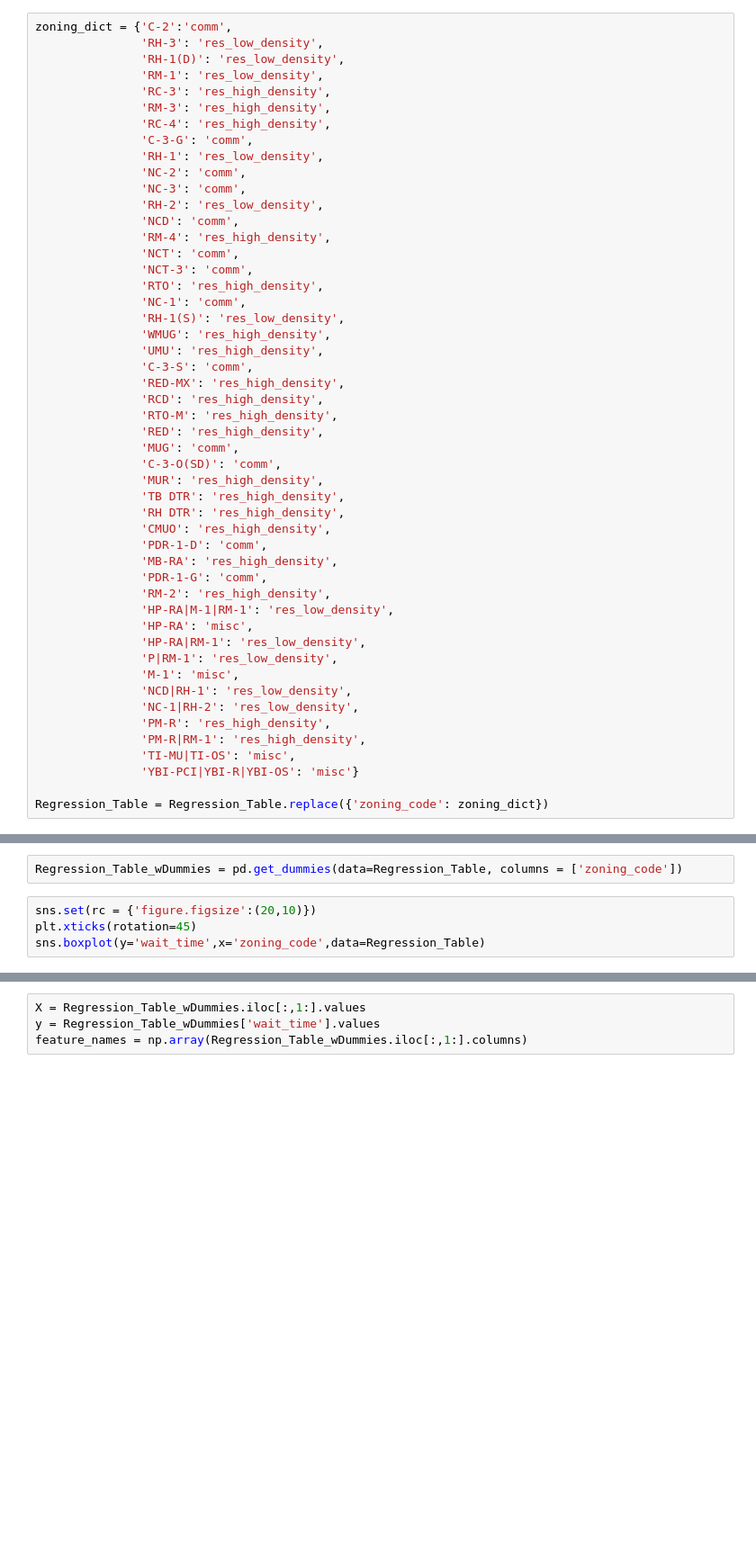
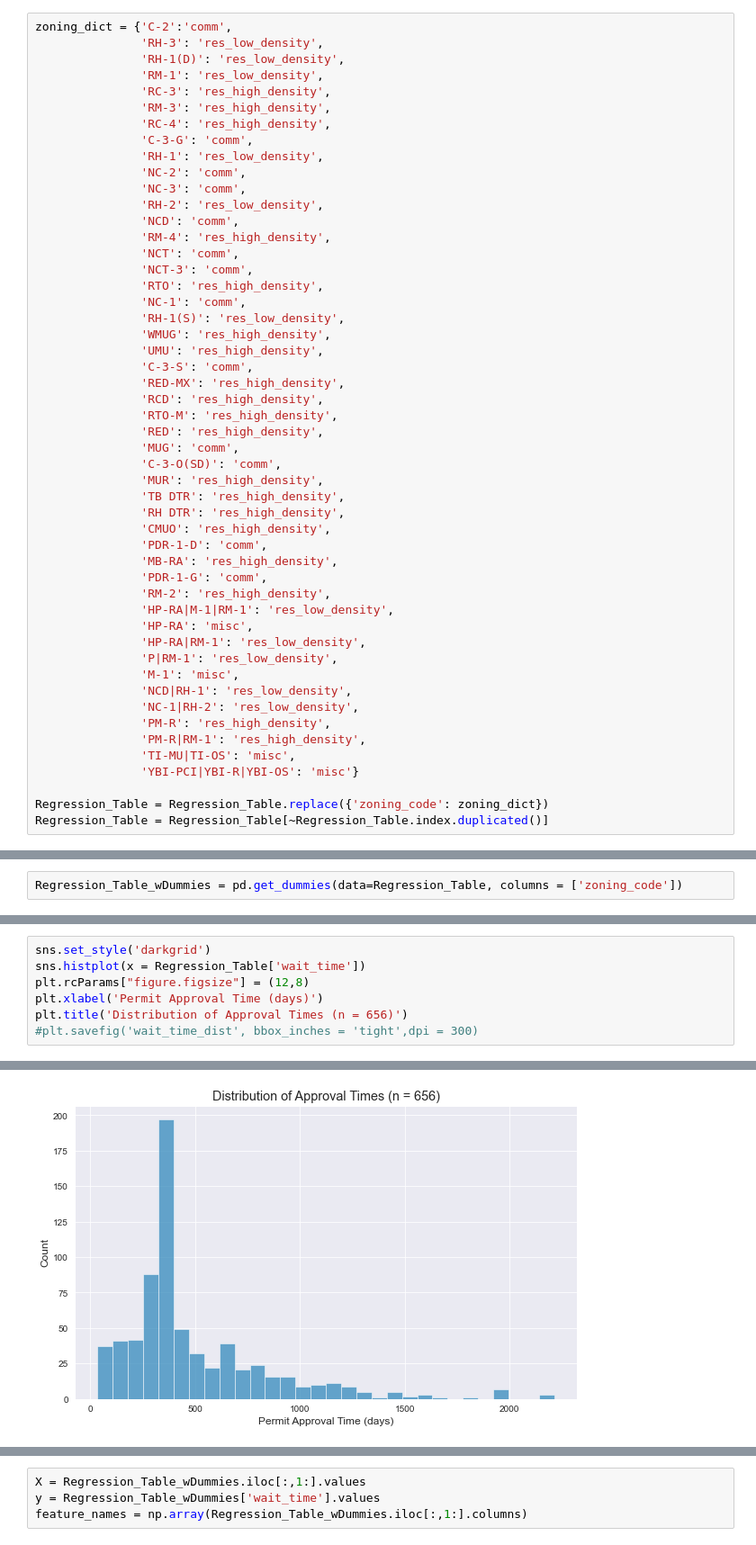
Before and after one commit to rohanskalyani/sfpermittimes, a Jupyter notebook: PUI Mastersheet.ipynb, the cells around one changed output, grey strips where cells are left out. Shown at 90% size. Saved outputs shown, nothing was run; the diff lists cells and outputs as text; blank space fills up the shorter version.

```diff
--- a/PUI Mastersheet.ipynb
+++ b/PUI Mastersheet.ipynb
@@ -123,11 +123,8 @@ zoning_dict = {'C-2':'comm',
                'YBI-PCI|YBI-R|YBI-OS': 'misc'}
 
 Regression_Table = Regression_Table.replace({'zoning_code': zoning_dict})
+Regression_Table = Regression_Table[~Regression_Table.index.duplicated()]
 # %% [markdown]
 #### Creating dummy variables for the zoning codes
 # %%
 Regression_Table_wDummies = pd.get_dummies(data=Regression_Table, columns = ['zoning_code'])
-# %%
-sns.set(rc = {'figure.figsize':(20,10)})
-plt.xticks(rotation=45)
-sns.boxplot(y='wait_time',x='zoning_code',data=Regression_Table)
@@ -169,0 +137,8 @@ Regression_Table_no_outliers_no_dummy.describe()
+# %%
+sns.set_style('darkgrid')
+sns.histplot(x = Regression_Table['wait_time'])
+plt.rcParams["figure.figsize"] = (12,8)
+plt.xlabel('Permit Approval Time (days)')
+plt.title('Distribution of Approval Times (n = 656)')
+#plt.savefig('wait_time_dist', bbox_inches = 'tight',dpi = 300)
+# %% [output]
@@ -169,0 +146 @@ Regression_Table_no_outliers_no_dummy.describe()
+[figure, added]
```
Also changed, not shown: parts of 24 cells of this notebook.
